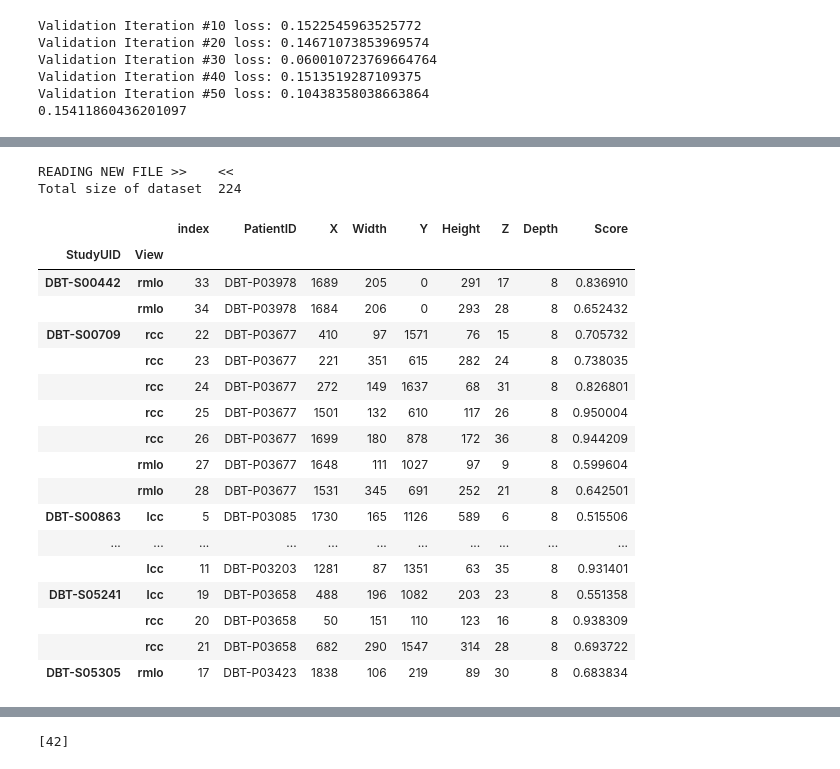
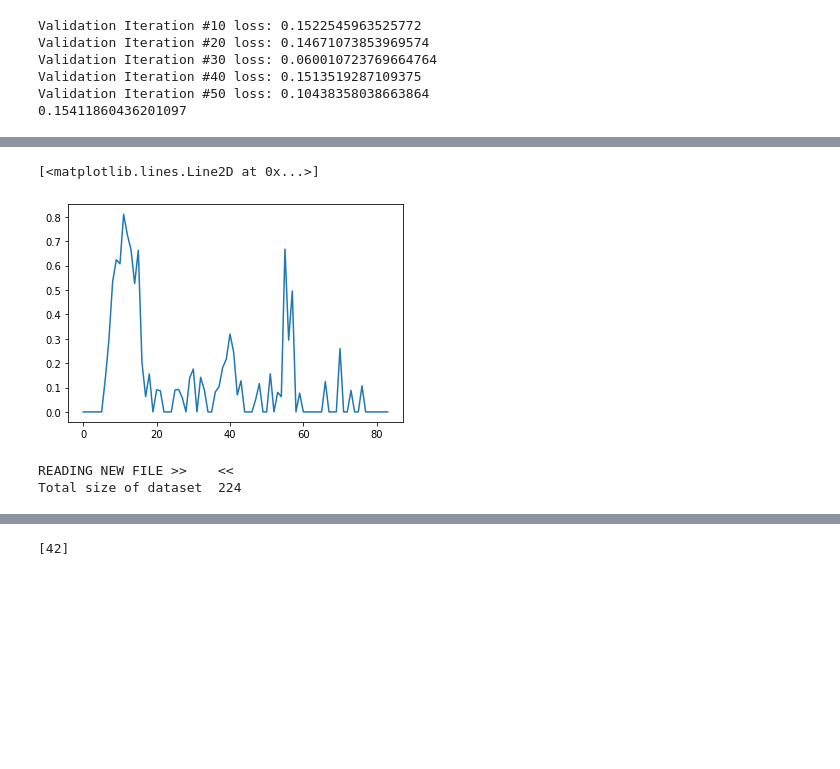
Before and after one commit to PranjalSahu/SEMISUNET, a Jupyter notebook: dbtnet.ipynb, the cells around one changed output, grey strips where cells are left out. Cells and saved outputs as stored; diff of their text form; code cells hidden in the pictures; blank space fills up the shorter version.

```diff
--- a/dbtnet.ipynb
+++ b/dbtnet.ipynb
@@ -1861 +1923,13 @@ File reading done  (76, 2457, 1996)
+# %%
+#plt.plot(all_scores)
+a1 = []
+for k in all_scores:
+    if len(k) > 0:
+        a1.append(k[0])
+    else:
+        a1.append(0)
+plt.plot(a1)
+# %% [output]
+[<matplotlib.lines.Line2D at 0x...>]
+[figure, added]
 # %%
@@ -1923,27 +1997,6 @@ df_boxes = df_boxes.loc[150:200]
 df_labels = df_labels.reset_index().set_index(["StudyUID", "View"]).sort_index()
 df_boxes  = df_boxes.reset_index().set_index(["StudyUID", "View"]).sort_index()
 df_pred   = df_pred.reset_index().set_index(["StudyUID", "View"]).sort_index()
-# %%
-df_pred
-# %% [output]
-|  |  | index | PatientID | X | Width | Y | Height | Z | Depth | Score |
-| StudyUID | View |  |  |  |  |  |  |  |  |  |
-| DBT-S00442 | rmlo | 33 | DBT-P03978 | 1689 | 205 | 0 | 291 | 17 | 8 | 0.836910 |
-|  | rmlo | 34 | DBT-P03978 | 1684 | 206 | 0 | 293 | 28 | 8 | 0.652432 |
-| DBT-S00709 | rcc | 22 | DBT-P03677 | 410 | 97 | 1571 | 76 | 15 | 8 | 0.705732 |
-|  | rcc | 23 | DBT-P03677 | 221 | 351 | 615 | 282 | 24 | 8 | 0.738035 |
-|  | rcc | 24 | DBT-P03677 | 272 | 149 | 1637 | 68 | 31 | 8 | 0.826801 |
-|  | rcc | 25 | DBT-P03677 | 1501 | 132 | 610 | 117 | 26 | 8 | 0.950004 |
-|  | rcc | 26 | DBT-P03677 | 1699 | 180 | 878 | 172 | 36 | 8 | 0.944209 |
-|  | rmlo | 27 | DBT-P03677 | 1648 | 111 | 1027 | 97 | 9 | 8 | 0.599604 |
-|  | rmlo | 28 | DBT-P03677 | 1531 | 345 | 691 | 252 | 21 | 8 | 0.642501 |
-| DBT-S00863 | lcc | 5 | DBT-P03085 | 1730 | 165 | 1126 | 589 | 6 | 8 | 0.515506 |
-| ... | ... | ... | ... | ... | ... | ... | ... | ... | ... | ... |
-|  | lcc | 11 | DBT-P03203 | 1281 | 87 | 1351 | 63 | 35 | 8 | 0.931401 |
-| DBT-S05241 | lcc | 19 | DBT-P03658 | 488 | 196 | 1082 | 203 | 23 | 8 | 0.551358 |
-|  | rcc | 20 | DBT-P03658 | 50 | 151 | 110 | 123 | 16 | 8 | 0.938309 |
-|  | rcc | 21 | DBT-P03658 | 682 | 290 | 1547 | 314 | 28 | 8 | 0.693722 |
-| DBT-S05305 | rmlo | 17 | DBT-P03423 | 1838 | 106 | 219 | 89 | 30 | 8 | 0.683834 |
 # %%
 # [STAR] For getting the AUC on the Train remaining split
 
```
Also changed, not shown: parts of 18 cells of this notebook.
